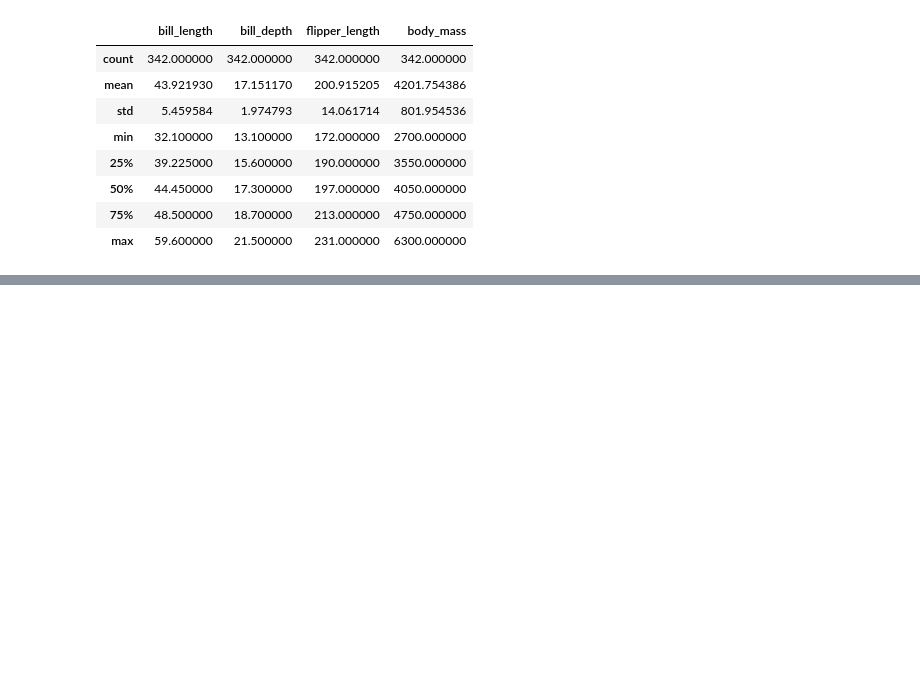
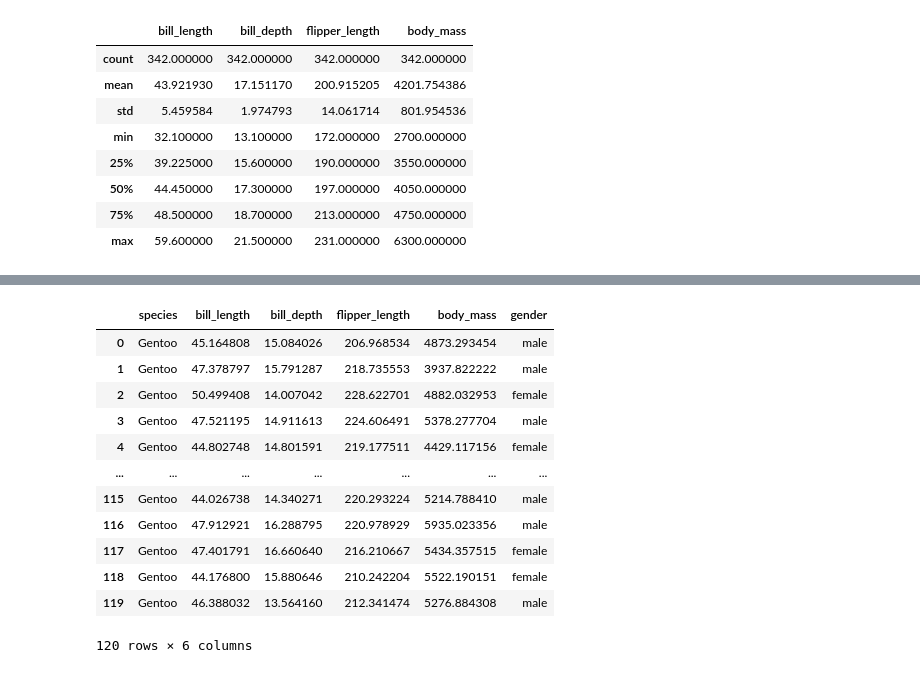
Before and after one commit to jbrad88/pda-project, a Jupyter notebook: pda-project.ipynb, the cells around one changed output, grey strips where cells are left out. Saved outputs shown, nothing was run; the diff lists cells and outputs as text; code cells hidden in the pictures; blank space fills up the shorter version.

```diff
--- a/pda-project.ipynb
+++ b/pda-project.ipynb
@@ -321,0 +422,27 @@ df['']. value_counts()
+# %%
+
+
+import pandas as pd
+import numpy as np
+df_Gentoo = pd.DataFrame({'species':"Gentoo",
+                          'bill_length':np.random.normal(47.5, 3.08, 120),
+                          'bill_depth':np.random.normal(14.98, 0.98, 120),
+                          'flipper_length':np.random.normal(217.18, 6.48, 120),
+                          'body_mass':np.random.normal(5076.01, 504.11, 120),
+                          'gender':np.random.choice(a=['male','female'], size=120, p=[0.5,0.5])})
+
+df_Gentoo
+# %% [output]
+|  | species | bill_length | bill_depth | flipper_length | body_mass | gender |
+| 0 | Gentoo | 45.164808 | 15.084026 | 206.968534 | 4873.293454 | male |
+| 1 | Gentoo | 47.378797 | 15.791287 | 218.735553 | 3937.822222 | male |
+| 2 | Gentoo | 50.499408 | 14.007042 | 228.622701 | 4882.032953 | female |
+| 3 | Gentoo | 47.521195 | 14.911613 | 224.606491 | 5378.277704 | male |
+| 4 | Gentoo | 44.802748 | 14.801591 | 219.177511 | 4429.117156 | female |
+| ... | ... | ... | ... | ... | ... | ... |
+| 115 | Gentoo | 44.026738 | 14.340271 | 220.293224 | 5214.788410 | male |
+| 116 | Gentoo | 47.912921 | 16.288795 | 220.978929 | 5935.023356 | male |
+| 117 | Gentoo | 47.401791 | 16.660640 | 216.210667 | 5434.357515 | female |
+| 118 | Gentoo | 44.176800 | 15.880646 | 210.242204 | 5522.190151 | female |
+| 119 | Gentoo | 46.388032 | 13.564160 | 212.341474 | 5276.884308 | male |
+120 rows × 6 columns
```
Also changed, not shown: parts of 21 cells of this notebook, 3 other files.
